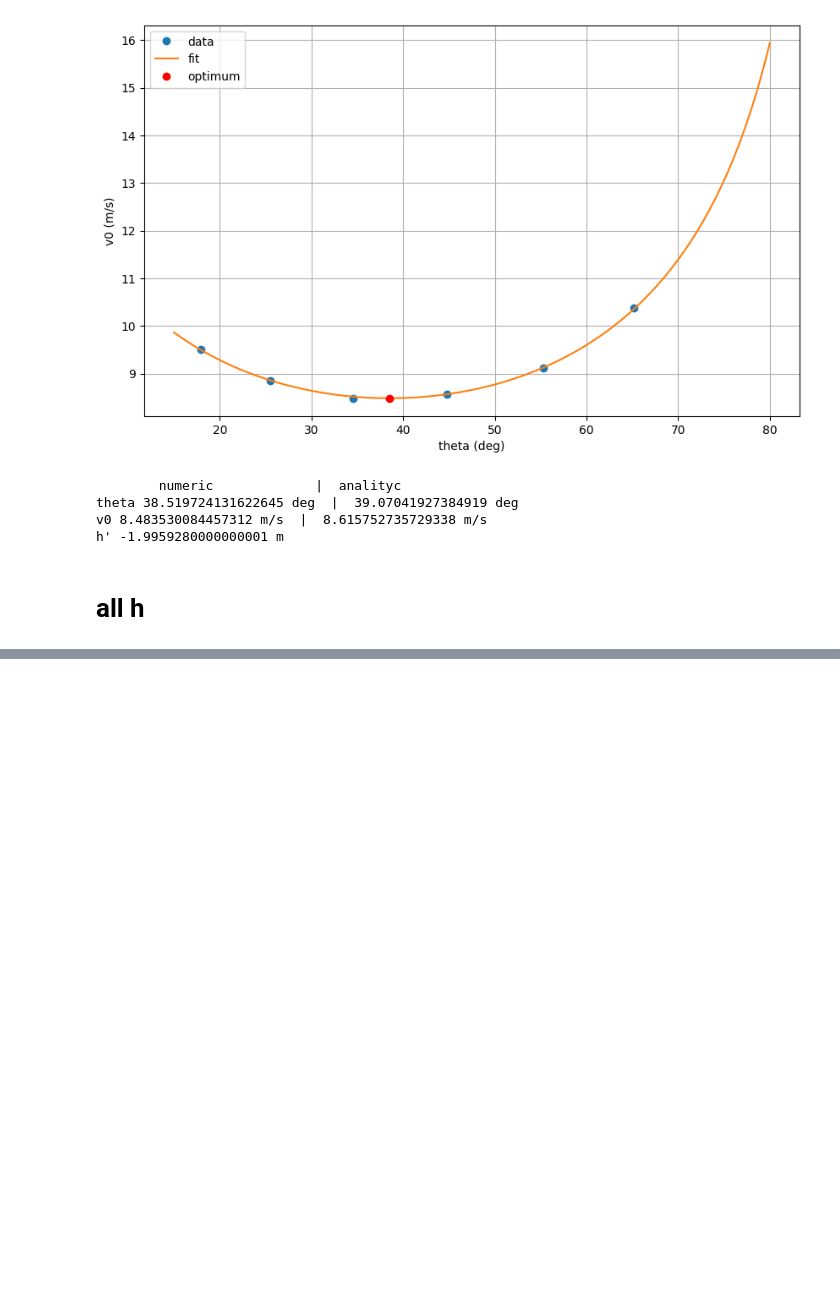
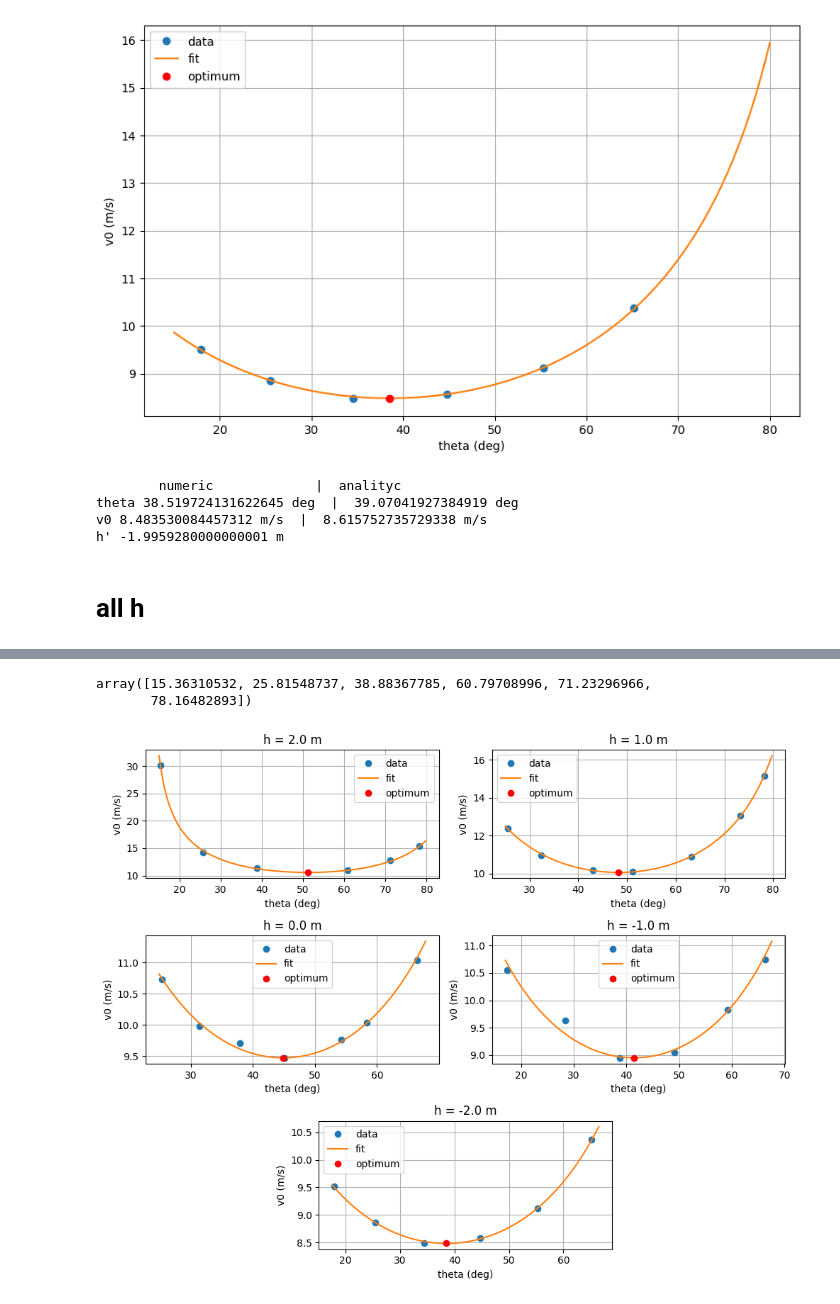
Before and after one commit to Alisyaifudin/rbl-sains-pemrograman, a Jupyter notebook: rbl.ipynb, the cells around one changed output, grey strips where cells are left out. Drawn from its saved outputs; the diff is of its cells as text; code cells hidden in the pictures; blank space fills up the shorter version.

```diff
--- a/rbl.ipynb
+++ b/rbl.ipynb
@@ -259,9 +260,12 @@ numeric = {
   "theta": [],
   "v0": [],
   "h": [],
+  "v0_": [],
+  "theta_": [],
 }
-for i in range(1, 5):
+for i in range(1, 6):
   files = glob(f"data/h{i}*.csv")
+  files.sort()
   v0 = []
   theta = []
   L = []
@@ -293,7 +297,13 @@ for i in range(1, 5):
   L = np.array(L)
   h = np.array(h)
   g = np.array(g)
-
+  # print("==========================")
+  # print("h", 3-np.mean(h), "m")
+  # print("g", np.mean(g), "m/s^2")
+  # print("L", np.mean(L), "m")
+  # print("v0", v0, "m/s")
+  # print("theta", theta, "deg")
+  # print("==========================")
   p, _ = curve_fit(theta_v0, theta, v0, p0=((H-np.mean(h))/np.mean(L), -np.mean(L)*np.mean(g)))
   theta_opt = root(lambda theta: derivative(theta_v0, theta, dx=1e-6, args=p), 50)
 
@@ -309,6 +319,8 @@ for i in range(1, 5):
   numeric["theta"].append(theta_opt.x[0])
   numeric["v0"].append(theta_v0(theta_opt.x[0], *p))
   numeric["h"].append(H-np.mean(h))
+  numeric["v0_"].append({"v0_opt": theta_v0(theta_opt.x[0], *p), "v0": v0})
+  numeric["theta_"].append({"theta_opt": theta_opt.x[0], "theta": theta})
 
 print("analytic", analityc)
 print("numeric", numeric)
@@ -317,0 +340,30 @@ numeric {'theta': [51.24934722687887, 48.279153659730696, 44.88443050624292, 41.
+# %%
+numeric["theta_"][0]["theta"]
+# %% [output]
+array([15.36310532, 25.81548737, 38.88367785, 60.79708996, 71.23296966,
+       78.16482893])
+# %%
+plt.figure(figsize=(10, 8))
+ax1 = plt.subplot2grid((3, 4), (0, 0), colspan=2)
+ax2 = plt.subplot2grid((3, 4), (0, 2), colspan=2)
+ax3 = plt.subplot2grid((3, 4), (1, 0), colspan=2)
+ax4 = plt.subplot2grid((3, 4), (1, 2), colspan=2)
+ax5 = plt.subplot2grid((3, 4), (2, 1), colspan=2)
+axes = [ax1, ax2, ax3, ax4, ax5]
+for i, ax in enumerate(axes):
+    theta = numeric["theta_"][i]["theta"]
+    v0 = numeric["v0_"][i]["v0"]
+    thetas = np.linspace(theta.min()*0.98, theta.max()*1.02, 100)
+    p, _ = curve_fit(theta_v0, theta, v0, p0=(1/10, 10*10))
+    theta_opt = root(lambda theta: derivative(theta_v0, theta, dx=1e-6, args=p), 50)
+    ax.plot(theta, v0, 'o', label="data")
+    ax.plot(thetas, theta_v0(thetas, *p), label="fit")
+    ax.plot(theta_opt.x, theta_v0(theta_opt.x, *p), 'o', label="optimum", c="red")
+    ax.grid()
+    ax.set_ylabel("v0 (m/s)")
+    ax.legend()
+    ax.set_xlabel("theta (deg)")
+    ax.title.set_text(f"h = {np.round(numeric['h'][i])} m")
+plt.tight_layout()
+# %% [output]
+[figure, added]
```
Also changed, not shown: parts of 5 cells of this notebook, 5 other files.
